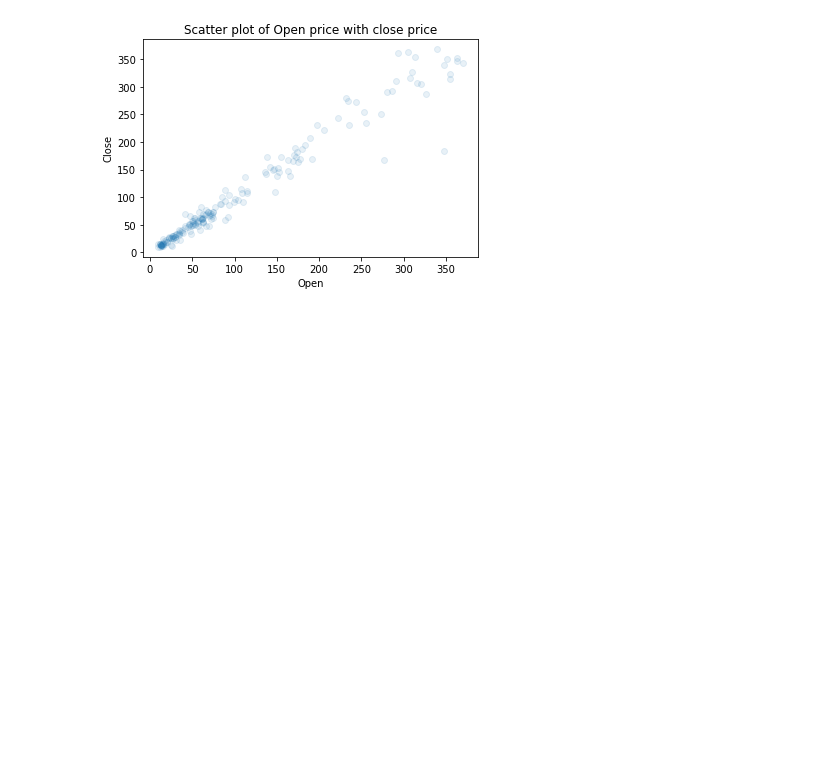
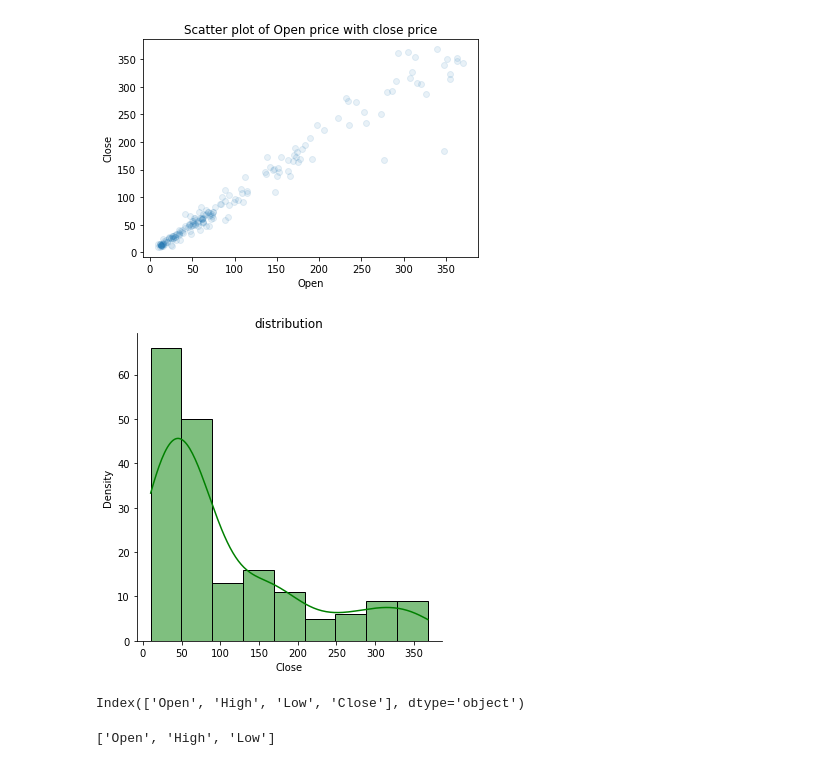
Before and after one commit to shaad4224/yes_Bank_Stock_Closing_Price_Prediction, a Jupyter notebook: yes_Bank_Stock_Closing_Price_Prediction.ipynb, the cells around one changed output. Saved outputs shown, nothing was run; the diff lists cells and outputs as text; code cells hidden in the pictures; blank space fills up the shorter version.

```diff
--- a/yes_Bank_Stock_Closing_Price_Prediction.ipynb
+++ b/yes_Bank_Stock_Closing_Price_Prediction.ipynb
@@ -228,3 +223,20 @@ plt.ylabel('Close')
 plt.show()
 # %% [output]
 [figure]
+# %%
+sns.displot(df['Close'],kde=True,color='g')
+plt.title('distribution')
+plt.xlabel('Close')
+plt.ylabel('Density')
+plt.show()
+# %% [output]
+[figure, added]
+# %%
+df.describe().columns
+# %% [output]
+Index(['Open', 'High', 'Low', 'Close'], dtype='object')
+# %%
+independent_features=list(set(df.describe().columns)-{'Close'})
+independent_features
+# %% [output]
+['Open', 'High', 'Low']
```
Also changed, not shown: parts of 3 cells of this notebook.
